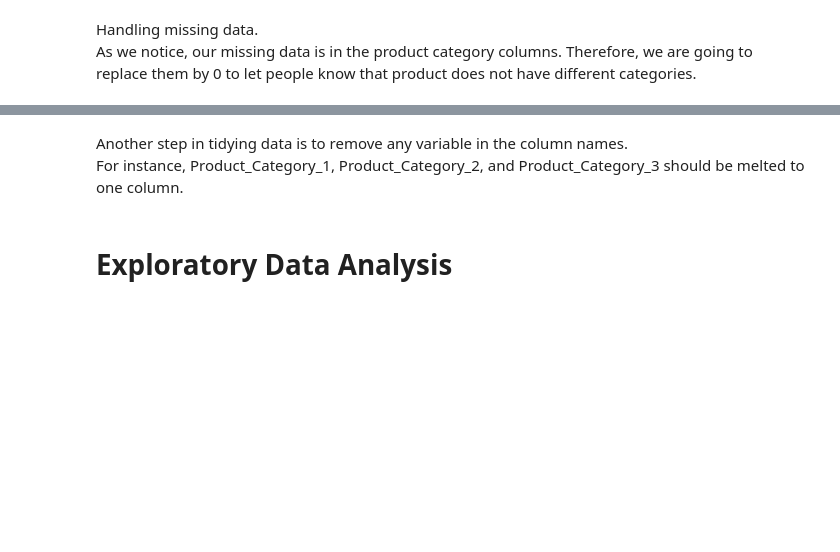
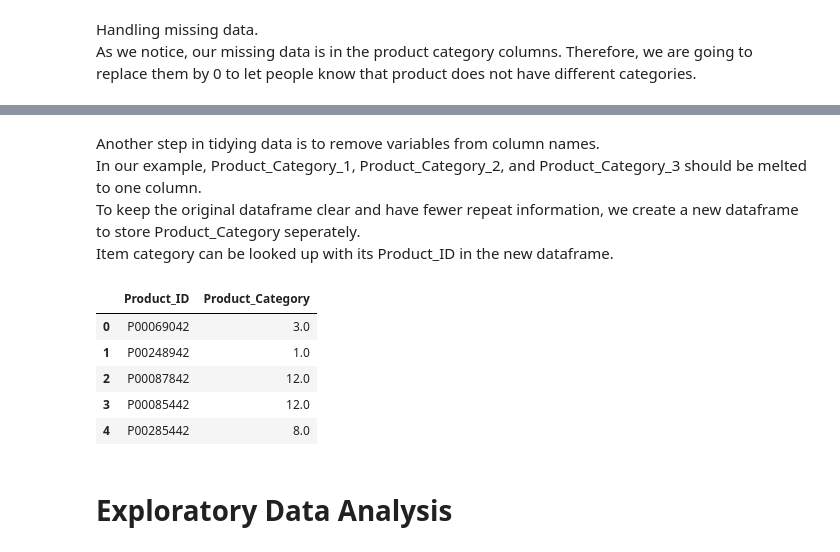
Before and after one commit to mtruon11/Black-Friday-Analysis, a Jupyter notebook: Black-Friday-Analysis.ipynb, the cells around one changed output, grey strips where cells are left out. Saved outputs shown, nothing was run; the diff lists cells and outputs as text; code cells hidden in the pictures; blank space fills up the shorter version.

Commit message:
melt category

```diff
--- a/Black-Friday-Analysis.ipynb
+++ b/Black-Friday-Analysis.ipynb
@@ -84,5 +84,27 @@ blackfriday.head()
 # %% [markdown]
-Another step in tidying data is to remove any variable in the column names. <br>For instance, Product_Category_1, Product_Category_2, and Product_Category_3 should be melted to one column.
+Another step in tidying data is to remove variables from column names. <br>In our example, Product_Category_1, Product_Category_2, and Product_Category_3 should be melted to one column. <br>To keep the original dataframe clear and have fewer repeat information, we create a new dataframe to store Product_Category seperately. <br>Item category can be looked up with its Product_ID in the new dataframe.
+# %%
+# Create a seperate dataframe to store category infomation
+category_table = blackfriday[['Product_ID', 'Product_Category_1', 'Product_Category_2', 'Product_Category_3']]
+# Drop Product_Category columns from the original dataframe for neatness
+blackfriday = blackfriday.drop(['Product_Category_1', 'Product_Category_2', 'Product_Category_3'], axis=1)
+
+# Melt Product_Category columns in to one
+category_table = pd.melt(category_table, id_vars=['Product_ID'], value_vars=['Product_Category_1', 'Product_Category_2', 'Product_Category_3'])
+# Drop any row with value equals to 0 (no category)
+category_table = category_table[category_table.value != 0]
+# Drop variable column
+category_table = category_table.drop(['variable'], axis=1)
+# Rename value column to Product_Category
+category_table = category_table.rename(index=str, columns={"value": "Product_Category"})
+category_table.head()
+# %% [output]
+|  | Product_ID | Product_Category |
+| 0 | P00069042 | 3.0 |
+| 1 | P00248942 | 1.0 |
+| 2 | P00087842 | 12.0 |
+| 3 | P00085442 | 12.0 |
+| 4 | P00285442 | 8.0 |
 # %% [markdown]
 # Exploratory Data Analysis
 # %% [markdown]
```
Also changed, not shown: parts of 1 cell of this notebook.
